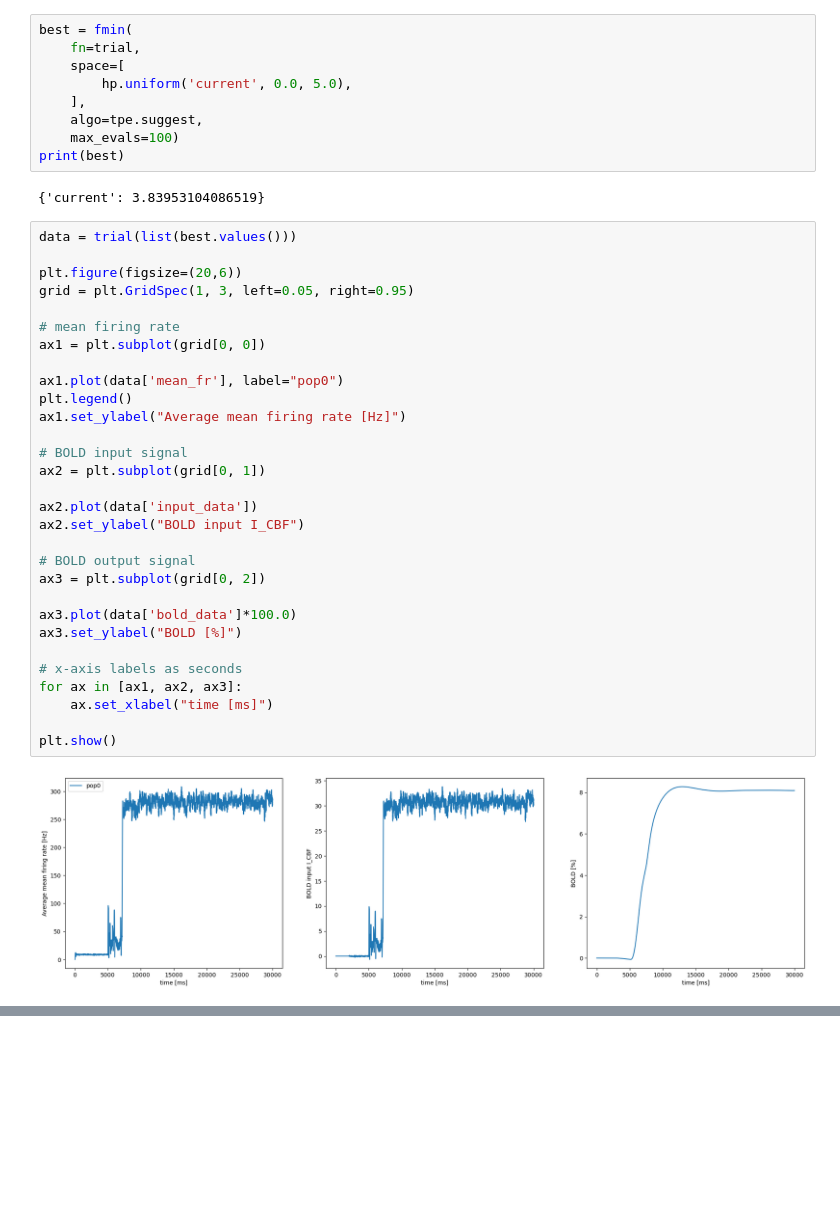
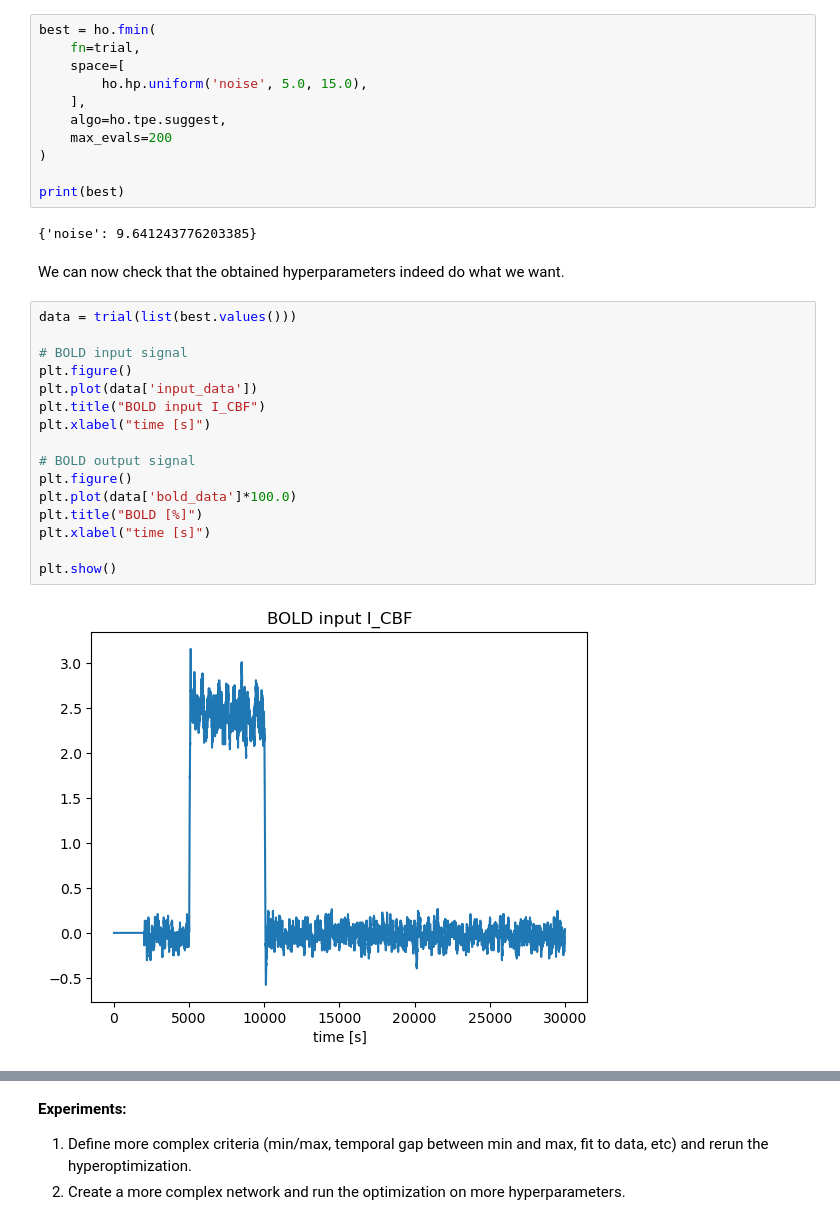
Before and after one commit to ANNarchy/CNS2023, a Jupyter notebook: src/notebooks/BoldSearch.ipynb, the cells around one changed output, grey strips where cells are left out. Saved outputs shown, nothing was run; the diff lists cells and outputs as text; blank space fills up the shorter version.

```diff
--- a/src/notebooks/BoldSearch.ipynb
+++ b/src/notebooks/BoldSearch.ipynb
@@ -151,43 +120,33 @@ plt.show()
 # %%
-best = fmin(
+best = ho.fmin(
     fn=trial,
     space=[
-        hp.uniform('current', 0.0, 5.0),
+        ho.hp.uniform('noise', 5.0, 15.0),
     ],
-    algo=tpe.suggest,
-    max_evals=100)
+    algo=ho.tpe.suggest,
+    max_evals=200
+)
+
 print(best)
 # %% [output]
-{'current': 3.83953104086519}
+{'noise': 9.641243776203385}
-# %%
-data = trial(list(best.values()))
-
-plt.figure(figsize=(20,6))
-grid = plt.GridSpec(1, 3, left=0.05, right=0.95)
-
-# mean firing rate
-ax1 = plt.subplot(grid[0, 0])
-
-ax1.plot(data['mean_fr'], label="pop0")
-plt.legend()
-ax1.set_ylabel("Average mean firing rate [Hz]")
-
-# BOLD input signal
-ax2 = plt.subplot(grid[0, 1])
-
-ax2.plot(data['input_data'])
-ax2.set_ylabel("BOLD input I_CBF")
-
-# BOLD output signal
-ax3 = plt.subplot(grid[0, 2])
-
-ax3.plot(data['bold_data']*100.0)
-ax3.set_ylabel("BOLD [%]")
-
-# x-axis labels as seconds
-for ax in [ax1, ax2, ax3]:
-    ax.set_xlabel("time [ms]")
-
-plt.show()
-# %% [output]
-[figure, removed]
+# %% [markdown]
+We can now check that the obtained hyperparameters indeed do what we want.
+# %%
+data = trial(list(best.values()))
+
+# BOLD input signal
+plt.figure()
+plt.plot(data['input_data'])
+plt.title("BOLD input I_CBF")
+plt.xlabel("time [s]")
+
+# BOLD output signal
+plt.figure()
+plt.plot(data['bold_data']*100.0)
+plt.title("BOLD [%]")
+plt.xlabel("time [s]")
+
+plt.show()
+# %% [output]
+[figure, added]
@@ -193,0 +154,5 @@ plt.show()
+# %% [markdown]
+**Experiments:**
+
+1. Define more complex criteria (min/max, temporal gap between min and max, fit to data, etc) and rerun the hyperoptimization.
+2. Create a more complex network and run the optimization on more hyperparameters.
```
Also changed, not shown: parts of 15 cells of this notebook, 39 other files.
